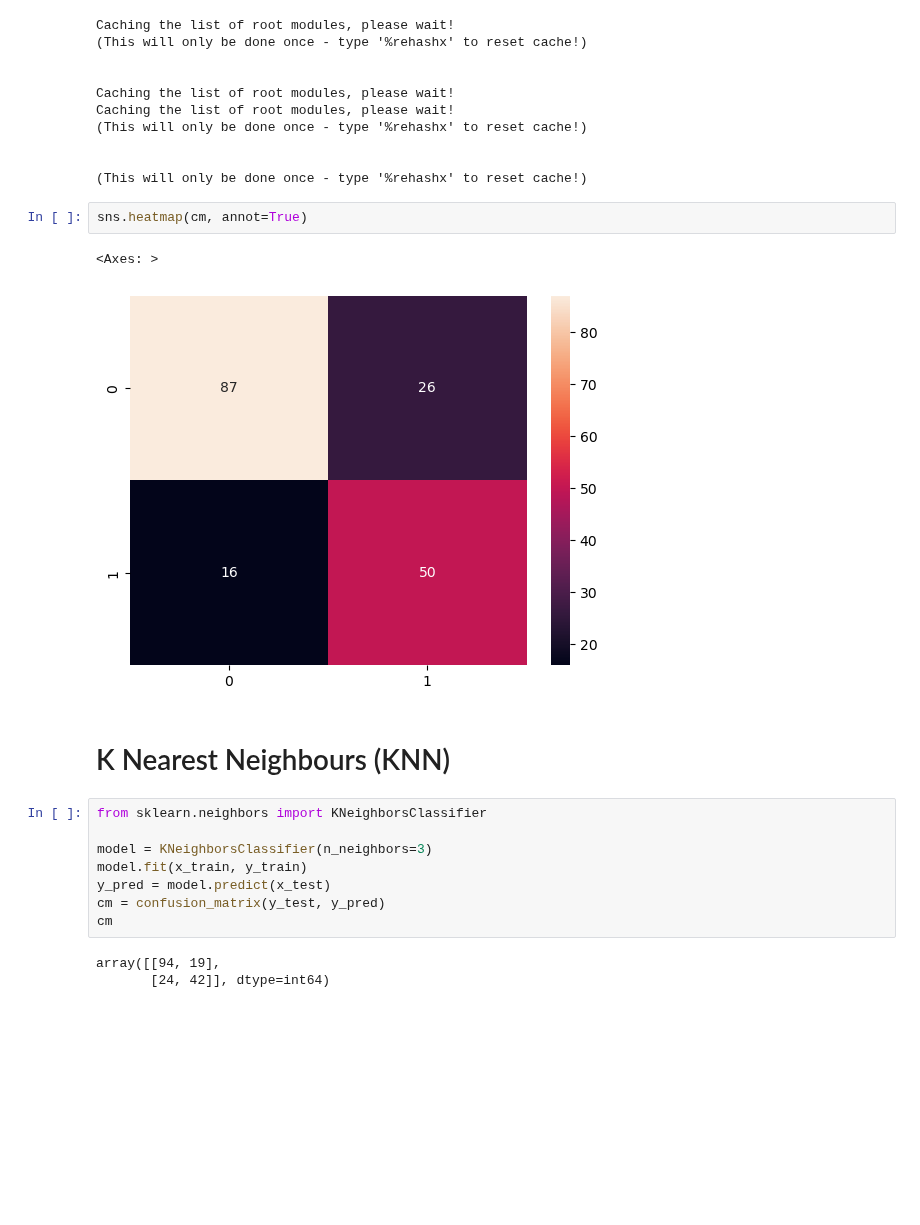
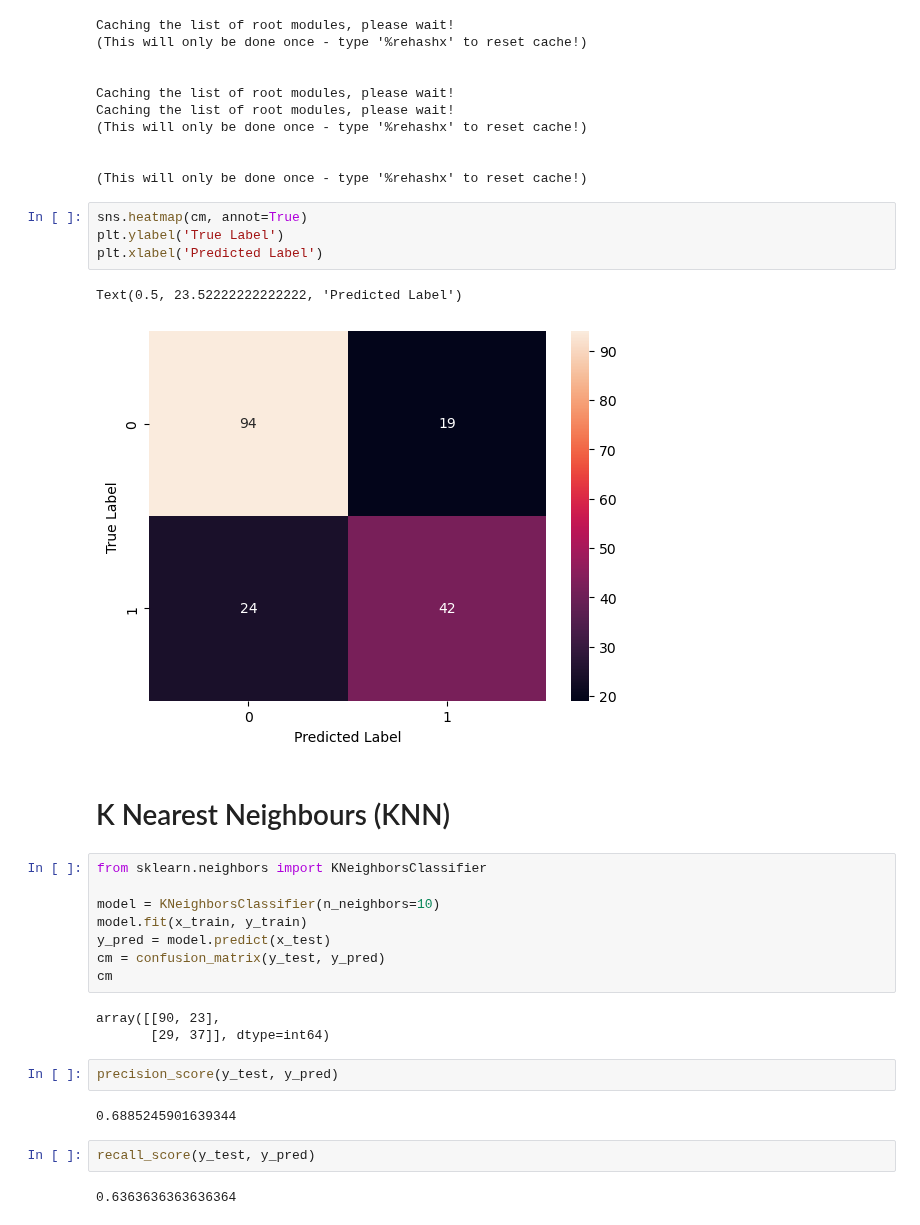
Before and after one commit to Afzalfaizi/python-ka-chilla, a Jupyter notebook: Machine Learning/classification.ipynb, the cells around one changed output. Cells and saved outputs as stored; diff of their text form; blank space fills up the shorter version.

```diff
--- a/Machine Learning/classification.ipynb
+++ b/Machine Learning/classification.ipynb
@@ -88,19 +88,29 @@ Caching the list of root modules, please wait!
 (This will only be done once - type '%rehashx' to reset cache!)
 # %%
 sns.heatmap(cm, annot=True)
+plt.ylabel('True Label')
+plt.xlabel('Predicted Label')
 # %% [output]
-<Axes: >
+Text(0.5, 23.52222222222222, 'Predicted Label')
-[figure, old version]
+[figure, new version]
 # %% [markdown]
 # K Nearest Neighbours (KNN)
 # %%
 from sklearn.neighbors import KNeighborsClassifier
 
-model = KNeighborsClassifier(n_neighbors=3)
+model = KNeighborsClassifier(n_neighbors=10)
 model.fit(x_train, y_train)
 y_pred = model.predict(x_test)
 cm = confusion_matrix(y_test, y_pred)
 cm
 # %% [output]
-array([[94, 19],
-       [24, 42]], dtype=int64)
+array([[90, 23],
+       [29, 37]], dtype=int64)
+# %%
+precision_score(y_test, y_pred)
+# %% [output]
+0.6885245901639344
+# %%
+recall_score(y_test, y_pred)
+# %% [output]
+0.6363636363636364
```
Also changed, not shown: parts of 6 cells of this notebook.
